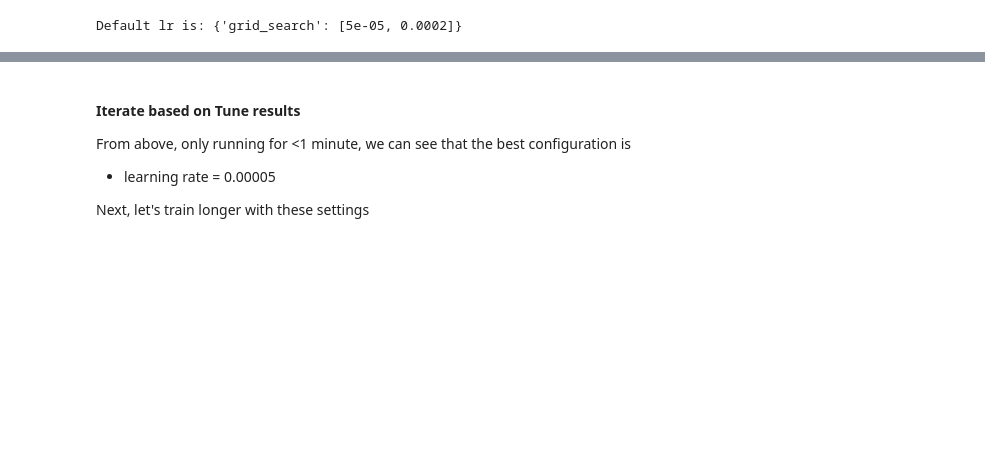
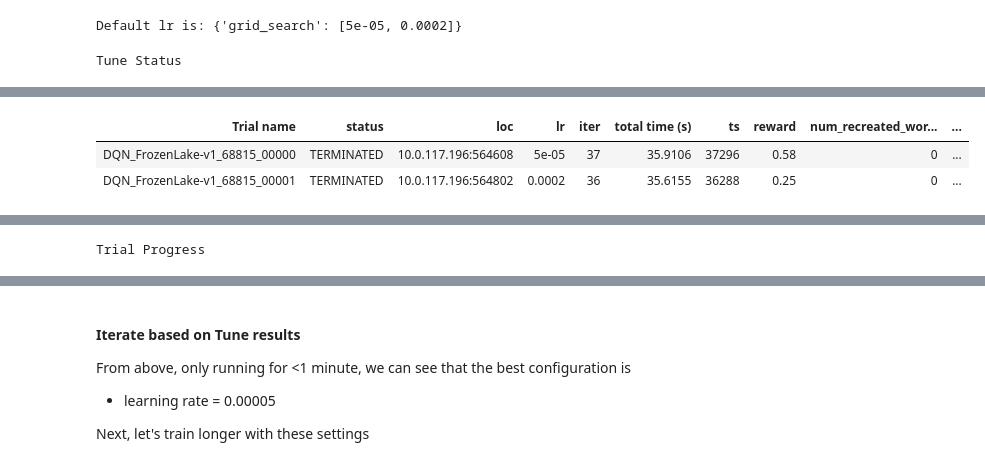
Before and after one commit to anyscale/academy, a Jupyter notebook: ray-rllib/acm_recsys_tutorial_2022/01_intro_gym_and_rllib_optional.ipynb, the cells around one changed output, grey strips where cells are left out. Drawn from its saved outputs; the diff is of its cells as text; code cells hidden in the pictures; blank space fills up the shorter version.

```diff
--- a/ray-rllib/acm_recsys_tutorial_2022/01_intro_gym_and_rllib_optional.ipynb
+++ b/ray-rllib/acm_recsys_tutorial_2022/01_intro_gym_and_rllib_optional.ipynb
@@ -911,16 +917,14 @@ print(f"Default lr is: {dqn_config.lr}")
 Default lr is: {'grid_search': [5e-05, 0.0002]}
 # %%
 # ##############
-# # EXAMPLE USING RAY TUNE API .run() 1 UNTIL STOPPING CONDITION
+# # EXAMPLE USING RAY TUNE API .fit() 1 UNTIL STOPPING CONDITION
 # ##############
-# To start fresh, restart Ray in case it is already running
-if ray.is_initialized():
-    ray.shutdown()
 
 # Stopping criteria whichever occurs first: average (sum) reward, or ...
 stop_criteria = dict(
         # stop after n seconds
         time_total_s=35,
+
         # stop if reached n sampling timesteps
         # timesteps_total=9000,
         # stop after n training iterations (calls to `Algorithm.train()`)
@@ -929,53 +933,45 @@ stop_criteria = dict(
         # episode_reward_mean=0.2,  # 0.2 out of max 0.7
 )
 
-# # Use a custom "reporter" that adds the individual policies' rewards to the output.
-# reporter = CLIReporter()
-# reporter.add_metric_column("sampler_results/policy_reward_mean/policy1", "agent1 return")
-# reporter.add_metric_column("sampler_results/policy_reward_mean/policy2", "agent2 return")
-
-# # not working yet?
-# from ray.train.rl import RLTrainer
-# experiment_results = RLTrainer(
-
-experiment_results = \
-tune.run(
+"""
+Use tune.Tuner(
+    algo
+    param_space=...,
+    run_config=air.RunConfig(
+        local_dir='./rllib_notebook/offline_rl/bandits',
+        stop={'training_iteration': 1}
+    ))
+    tuner.fit()
+"""
+tuner = tune.Tuner(
     # Alternatively, just put the string "DQN" here.
     # All of RLlib's algos are pre-registered with Tune: e.g. "PPO", "DQN", "SAC", "IMPALA", etc..
     dqn_config.algo_class,
 
     # training config params (translated into a python dict!)
-    config=dqn_config.to_dict(),
+    param_space=dqn_config.to_dict(),
 
-    # Stopping criteria whichever occurs first: average reward over training episodes, or ...
-    stop=stop_criteria,
+    run_config=air.RunConfig(
+        #redirect logs to relative path instead of default ~/ray_results/
+        local_dir = "my_Tune_logs",
 
-    # Customize the progress reporter
-    # progress_reporter=reporter,
+        # Stopping criteria whichever occurs first: average reward over training episodes, or ...
+        stop=stop_criteria,
 
-    #redirect logs to relative path instead of default ~/ray_results/
-    local_dir = "my_Tune_logs",
-
-    # Every how many train() calls do we create a checkpoint?
-    # checkpoint_freq=9,  # (iterations // (#desired_checkpts+1)) - 1
-    # Always save last checkpoint (no matter the frequency).
-    checkpoint_at_end=True,
-
-    ###############
-    # Note about Ray Tune verbosity.
-    # Screen verbosity in Ray Tune is defined as verbose = 0, 1, 2, or 3, where:
-    # 0 = silent
-    # 1 = only status updates, no logging messages
-    # 2 = summary, status and brief trial results, includes logging messages
-    # 3 = summary, status and detailed trial results, includes logging messages
-    # Defaults to 3.
-    ###############
-    verbose=2,
-
-    # Define what we are comparing for, when we search for the
-    # "best" checkpoint at the end.
-    metric="episode_reward_mean",
-    mode="max",
+        ###############
+        # Note about Ray Tune verbosity.
+        # Screen verbosity in Ray Tune is defined as verbose = 0, 1, 2, or 3, where:
+        # 0 = silent
+        # 1 = only status updates, no logging messages
+        # 2 = summary, status and brief trial results, includes logging messages
+        # 3 = summary, status and detailed trial results, includes logging messages
+        # Defaults to 3.
+        ###############
+        verbose=2,
+        )
 )
+experiment_results = tuner.fit()
 
 print("Training completed.")
+# %% [output]
+Tune Status
@@ -981,0 +985,3 @@ print("Training completed.")
+| Trial name | status | loc | lr | iter | total time (s) | ts | reward | num_recreated_wor... | ... |
+| DQN_FrozenLake-v1_68815_00000 | TERMINATED | 10.0.117.196:564608 | 5e-05 | 37 | 35.9106 | 37296 | 0.58 | 0 | ... |
+| DQN_FrozenLake-v1_68815_00001 | TERMINATED | 10.0.117.196:564802 | 0.0002 | 36 | 35.6155 | 36288 | 0.25 | 0 | ... |
@@ -981,0 +998 @@ print("Training completed.")
+Trial Progress
```
Also changed, not shown: parts of 17 cells of this notebook.
